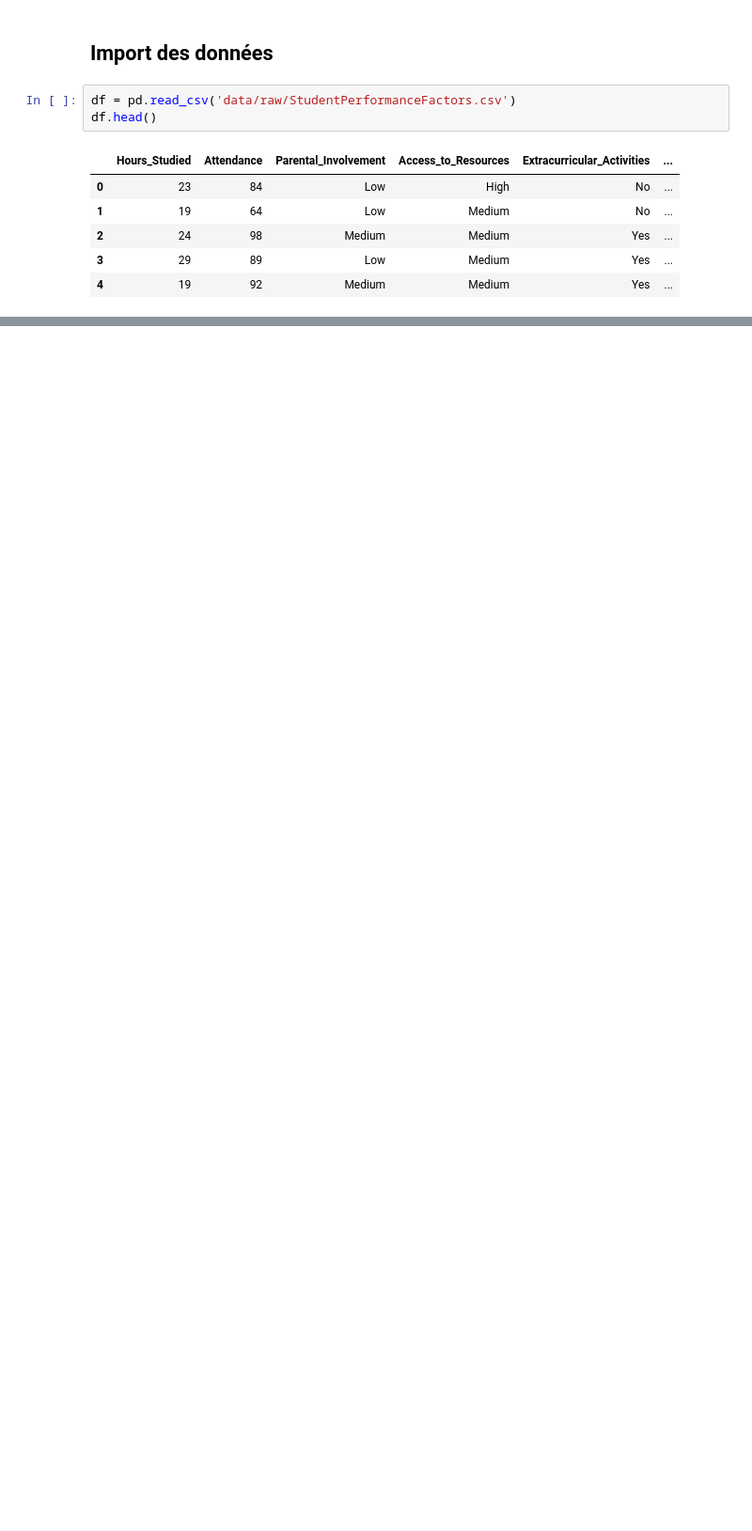
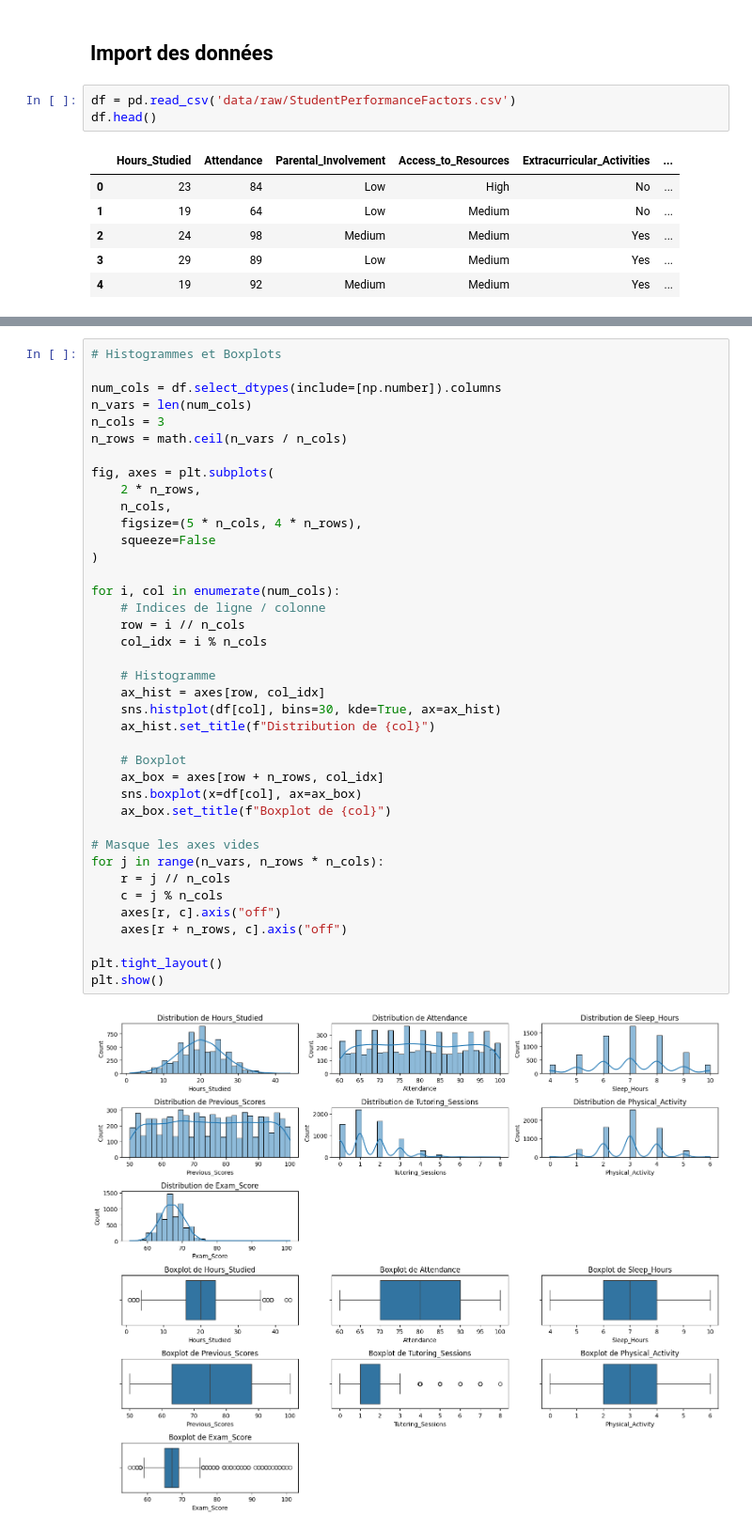
Before and after one commit to Isahrv/projet_svm, a Jupyter notebook: code.ipynb, the cells around one changed output, grey strips where cells are left out. Shown at 94% size. Saved outputs shown, nothing was run; the diff lists cells and outputs as text; blank space fills up the shorter version.

Commit message:
début nettoyage et visualisation

```diff
--- a/code.ipynb
+++ b/code.ipynb
@@ -42,0 +97,41 @@ On constate la présence de valeurs manquantes dans Teacher_Quality, Parental_Ed
+# %%
+# Histogrammes et Boxplots
+
+num_cols = df.select_dtypes(include=[np.number]).columns
+n_vars = len(num_cols)
+n_cols = 3
+n_rows = math.ceil(n_vars / n_cols)
+
+fig, axes = plt.subplots(
+    2 * n_rows,
+    n_cols,
+    figsize=(5 * n_cols, 4 * n_rows),
+    squeeze=False
+)
+
+for i, col in enumerate(num_cols):
+    # Indices de ligne / colonne
+    row = i // n_cols
+    col_idx = i % n_cols
+
+    # Histogramme
+    ax_hist = axes[row, col_idx]
+    sns.histplot(df[col], bins=30, kde=True, ax=ax_hist)
+    ax_hist.set_title(f"Distribution de {col}")
+
+    # Boxplot
+    ax_box = axes[row + n_rows, col_idx]
+    sns.boxplot(x=df[col], ax=ax_box)
+    ax_box.set_title(f"Boxplot de {col}")
+
+# Masque les axes vides
+for j in range(n_vars, n_rows * n_cols):
+    r = j // n_cols
+    c = j % n_cols
+    axes[r, c].axis("off")
+    axes[r + n_rows, c].axis("off")
+
+plt.tight_layout()
+plt.show()
+# %% [output]
+[figure, added]
```
Also changed, not shown: parts of 35 cells of this notebook, 2 other files.
